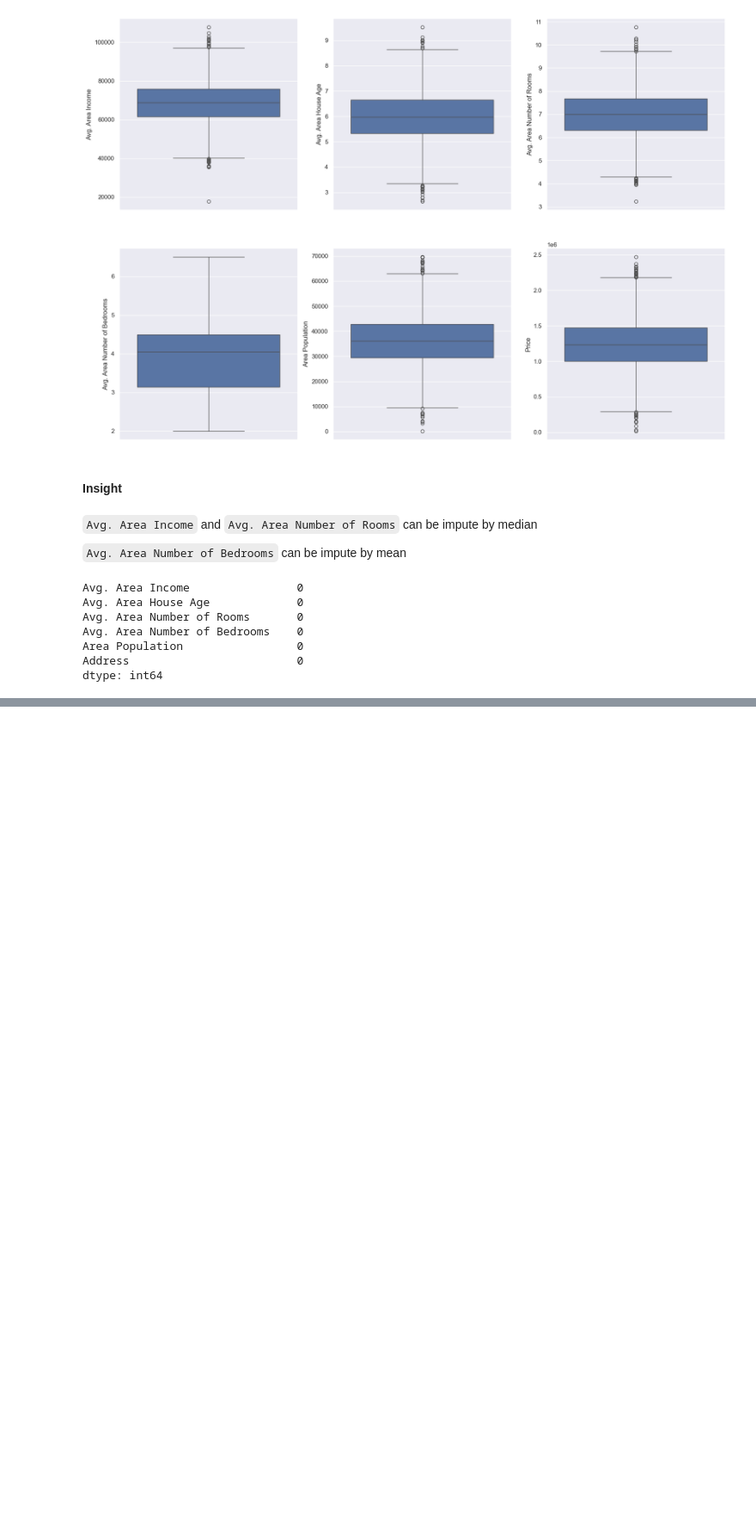
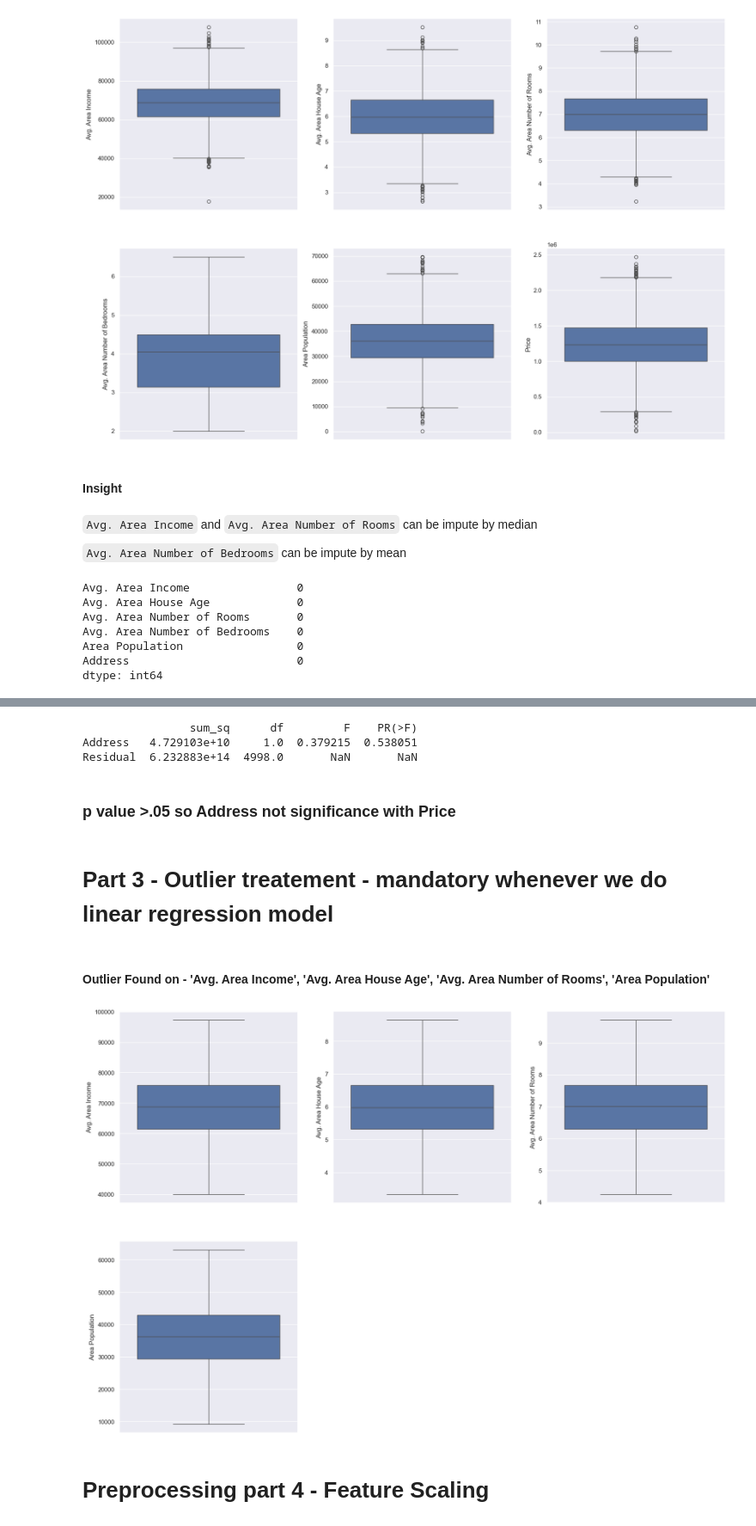
Before and after one commit to aakashpokkanayil/Revision, a Jupyter notebook: LinearRegression/NoteBook/MultipleLinearRegression.ipynb, the cells around one changed output, grey strips where cells are left out. Shown: that part at 86% size. Saved outputs shown, nothing was run; the diff lists cells and outputs as text; code cells hidden in the pictures; blank space fills up the shorter version.

Commit message:
MultipleLinearRegression

```diff
--- a/LinearRegression/NoteBook/MultipleLinearRegression.ipynb
+++ b/LinearRegression/NoteBook/MultipleLinearRegression.ipynb
@@ -78,0 +111,3 @@ dtype: int64
+# %%
+df_copy['Address'] = df_copy['Address'].astype('category')
+df_copy['Address'] = df_copy['Address'].cat.codes
@@ -78,0 +116,38 @@ dtype: int64
+# %%
+# Whether Address is significant variable or not
+# check p-value
+import statsmodels.api as sm
+from statsmodels.formula.api import ols
+
+model = ols('Price ~ Address', data = df_copy).fit()
+anova_result = sm.stats.anova_lm(model, typ=2)
+print(anova_result)
+# %% [output]
+                sum_sq      df         F    PR(>F)
+Address   4.729103e+10     1.0  0.379215  0.538051
+Residual  6.232883e+14  4998.0       NaN       NaN
+# %% [markdown]
+### p value >.05 so Address not significance with Price
+# %% [markdown]
+# Part 3 - Outlier treatement - mandatory whenever we do linear regression model
+# %% [markdown]
+#### Outlier Found on - 'Avg. Area Income', 'Avg. Area House Age', 'Avg. Area Number of Rooms', 'Area Population'
+# %%
+for i in df_copy[['Avg. Area Income', 'Avg. Area House Age', 'Avg. Area Number of Rooms', 'Area Population']]:
+    Q1 = df_copy[i].quantile(0.25)
+    Q3 = df_copy[i].quantile(0.75)
+    iqr = Q3 - Q1
+
+    ul = Q3 + 1.5 * iqr
+    ll = Q1 - 1.5 * iqr
+
+    df_copy[i]=np.where(df_copy[i]>ul,ul,np.where(df_copy[i]<ll,ll,df_copy[i]))
+# %%
+plt.figure(figsize=(20,14))
+for i,j in enumerate(df_copy[['Avg. Area Income', 'Avg. Area House Age', 'Avg. Area Number of Rooms', 'Area Population']]):
+    plt.subplot(2,3,i+1)
+    sns.boxplot(data=df_copy[j])
+# %% [output]
+[figure, added]
+# %% [markdown]
+# Preprocessing part 4 - Feature Scaling
```
Also changed, not shown: parts of 38 cells of this notebook, 3 other files.
